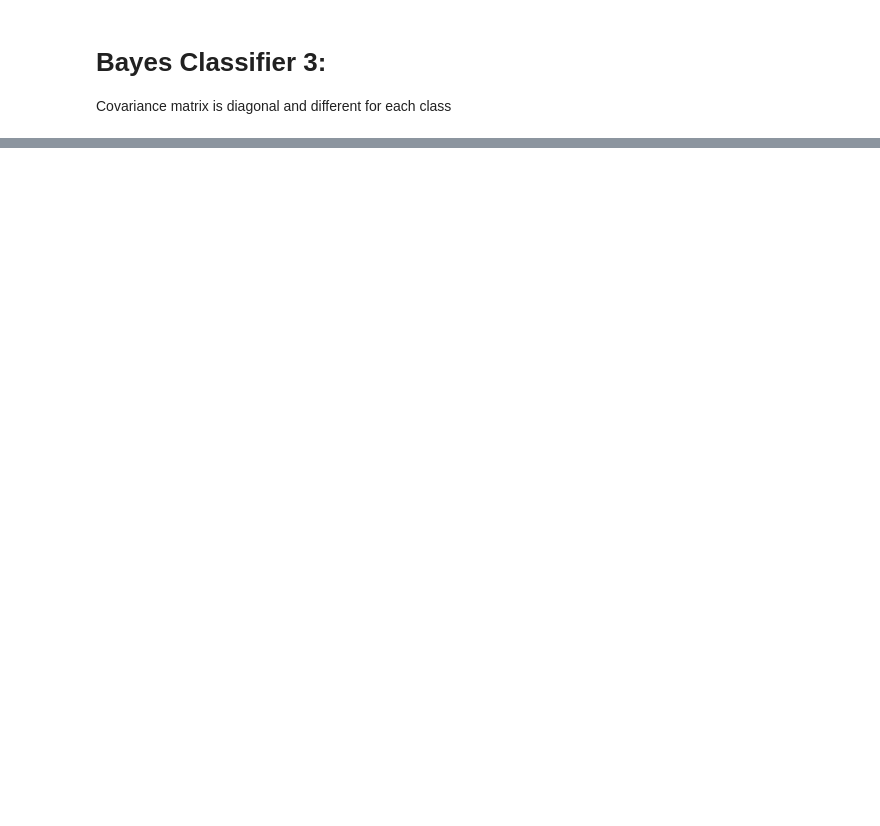
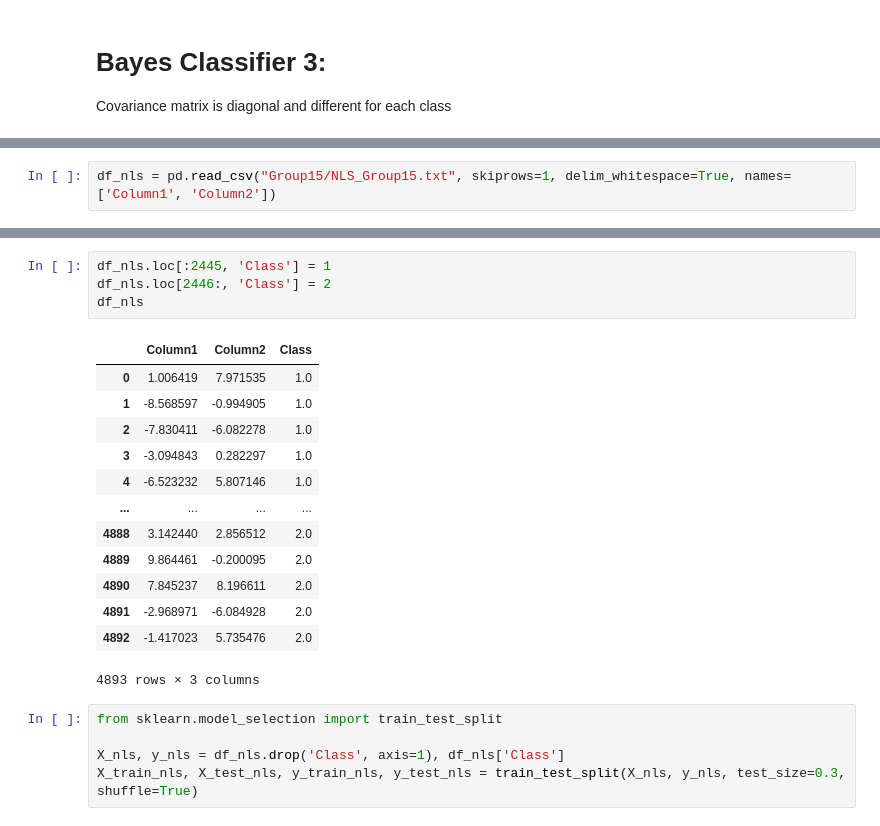
Before and after one commit to SiddharthYadav-v/CS669_Pattern_Recognition, a Jupyter notebook: assignment 1/code.ipynb, the cells around one changed output, grey strips where cells are left out. Cells and saved outputs as stored; diff of their text form; blank space fills up the shorter version.

```diff
--- a/assignment 1/code.ipynb
+++ b/assignment 1/code.ipynb
@@ -339,0 +326,2 @@ plot_boundaries(bc3, X_test, y_test)
+# %%
+df_nls = pd.read_csv("Group15/NLS_Group15.txt", skiprows=1, delim_whitespace=True, names=['Column1', 'Column2'])
@@ -339,0 +337,23 @@ plot_boundaries(bc3, X_test, y_test)
+# %%
+df_nls.loc[:2445, 'Class'] = 1
+df_nls.loc[2446:, 'Class'] = 2
+df_nls
+# %% [output]
+|  | Column1 | Column2 | Class |
+| 0 | 1.006419 | 7.971535 | 1.0 |
+| 1 | -8.568597 | -0.994905 | 1.0 |
+| 2 | -7.830411 | -6.082278 | 1.0 |
+| 3 | -3.094843 | 0.282297 | 1.0 |
+| 4 | -6.523232 | 5.807146 | 1.0 |
+| ... | ... | ... | ... |
+| 4888 | 3.142440 | 2.856512 | 2.0 |
+| 4889 | 9.864461 | -0.200095 | 2.0 |
+| 4890 | 7.845237 | 8.196611 | 2.0 |
+| 4891 | -2.968971 | -6.084928 | 2.0 |
+| 4892 | -1.417023 | 5.735476 | 2.0 |
+4893 rows × 3 columns
+# %%
+from sklearn.model_selection import train_test_split
+
+X_nls, y_nls = df_nls.drop('Class', axis=1), df_nls['Class']
+X_train_nls, X_test_nls, y_train_nls, y_test_nls = train_test_split(X_nls, y_nls, test_size=0.3, shuffle=True)
```
Also changed, not shown: parts of 45 cells of this notebook, 1 other file.
